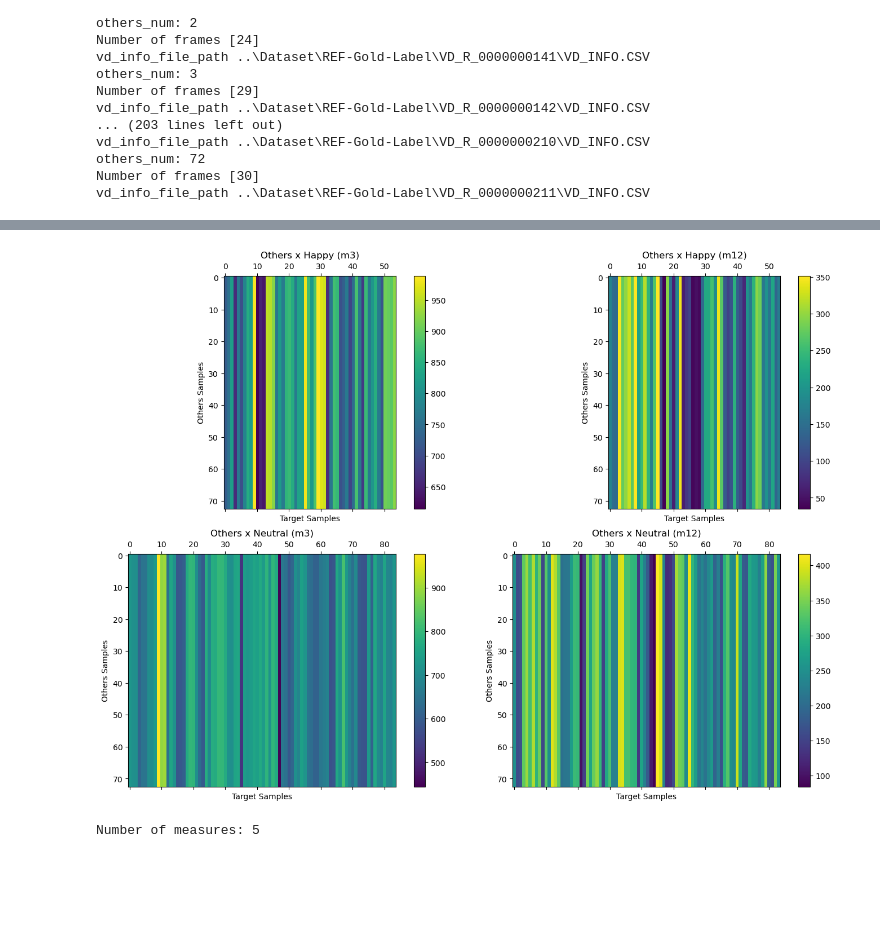
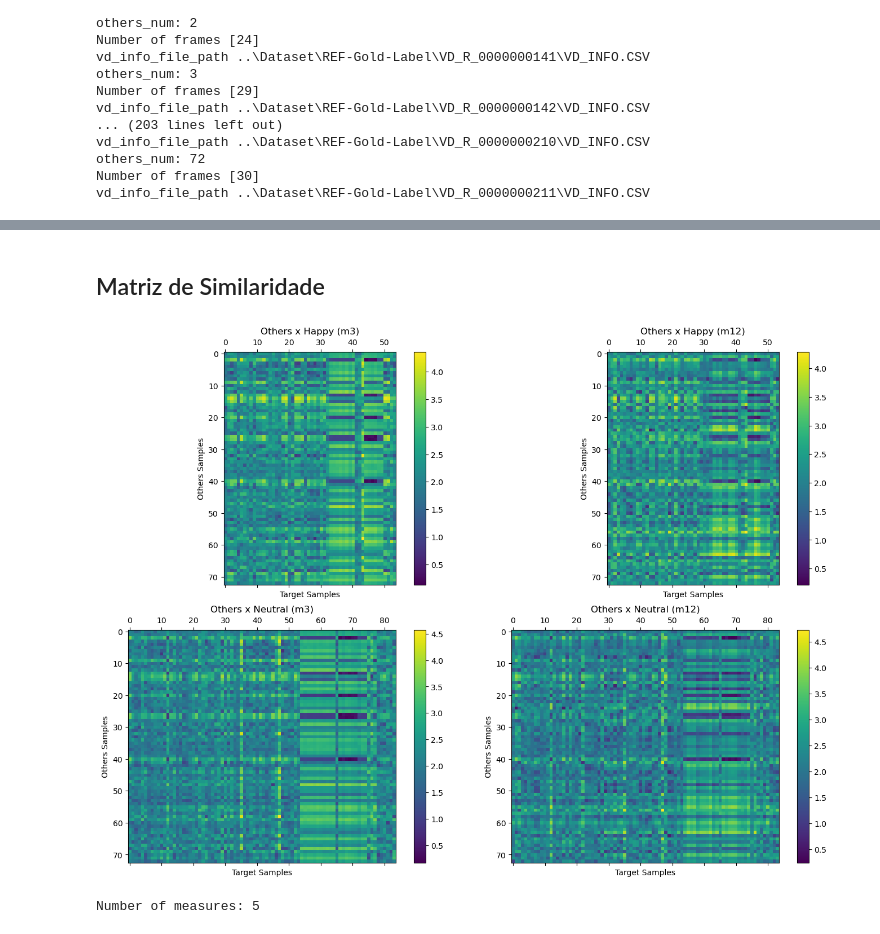
Before and after one commit to JoaoMarcelo2207/biosignals-labeling-test, a Jupyter notebook: image generation/Generate_figure_27.ipynb, the cells around one changed output, grey strips where cells are left out. Cells and saved outputs as stored; diff of their text form; code cells hidden in the pictures; blank space fills up the shorter version.

Commit message:
corrigiu erro de carregamento da classe others e ajuste na geração dos graficos

```diff
--- a/image generation/Generate_figure_27.ipynb
+++ b/image generation/Generate_figure_27.ipynb
@@ -280,9 +282,7 @@ Carregar Valores de Happy,Neutral e Other
 measures_to_analyse = ['m1', 'm3', 'm12', 'e1', 'e2']
 all__happy_measures_vector = {'m1': [], 'm3': [], 'm12': [], 'e1': [], 'e2': []}
 all__neutral_measures_vector = {'m1': [], 'm3': [], 'm12': [], 'e1': [], 'e2': []}
-
-# Inicializar as medidas para 'others'
-others_measures_vector = {'m3': [], 'm12': []}
+all_others_measures_vector = {'m1': [], 'm3': [], 'm12': [], 'e1': [], 'e2': []}
 
 for measure in measures_to_analyse:
     for labeled_seed_file in FILE_LIST_VD_LABELED_FILE_SEED:
@@ -292,13 +292,5 @@ for measure in measures_to_analyse:
             all__happy_measures_vector[measure].append(labeled_seed_measure_analyzing)
         elif 'neutral' in current_labeled_seed_df['label_measures'][0]:
             all__neutral_measures_vector[measure].append(labeled_seed_measure_analyzing)
-
-# Adicionar lógica para carregar a seed 'others'
-for labeled_seed_file in FILE_LIST_VD_LABELED_FILE_SEED:
-    current_labeled_seed_df = pd.read_csv(labeled_seed_file)
-
-    # Verificar se o rótulo é 'others'
-    label_measures = current_labeled_seed_df['label_measures'].iloc[0]  # Pegamos o primeiro rótulo do arquivo
-    if 'others' in label_measures:  # Confirmamos que é do tipo 'others'
-        for measure in ['m3', 'm12']:  # Apenas m3 e m12 são relevantes para 'others'
-            others_measures_vector[measure].append(labeled_seed_measure_analyzing)
+        elif 'others' in current_labeled_seed_df['label_measures'][0]:
+            all_others_measures_vector[measure].append(labeled_seed_measure_analyzing)
@@ -367,3 +415,5 @@ for measure in ['m3', 'm12']:
+# %% [markdown]
+## Matriz de Similaridade
 # %%
 #NOVO
 
@@ -372,12 +422,13 @@ for measure in ['m3', 'm12']:
 def compute_distances_specific(others_vector, target_vector, measure):
     """
     Calcula as distâncias entre as séries de 'others' e 'target' (happy ou neutral).
+    Inclui normalização das séries.
     """
     required_length = 30
 
-    # Padronizar todas as séries
-    others_standardized = [pad_or_truncate(series, required_length) for series in others_vector]
-    target_standardized = [pad_or_truncate(series, required_length) for series in target_vector]
+    # Padronizar e normalizar todas as séries
+    others_standardized = [normalize_min_max(pad_or_truncate(series, required_length)) for series in others_vector]
+    target_standardized = [normalize_min_max(pad_or_truncate(series, required_length)) for series in target_vector]
 
     # Inicializar a matriz de distâncias
     num_others = len(others_standardized)
@@ -390,40 +441,41 @@ def compute_distances_specific(others_vector, target_vector, measure):
             distance_matrix[i, j] = calculate_euclidean_distance(other, target)
 
     return distance_matrix
+
 
 def plot_distance_matrices(distances, measures):
     """
     Plota as matrizes de distância para os diferentes grupos e medidas.
     """
     fig, axes = plt.subplots(2, 2, figsize=(14, 10))
     axes = axes.flatten()
 
     for i, (distance_matrix, measure) in enumerate(zip(distances, measures)):
         cax = axes[i].matshow(distance_matrix, cmap='viridis')
         axes[i].set_title(f'{measure}')
         axes[i].set_xlabel('Target Samples')
         axes[i].set_ylabel('Others Samples')
         plt.colorbar(cax, ax=axes[i])
 
     plt.tight_layout()
     plt.show()
 
 # Cálculo das matrizes de distância
-distances_m3_happy = compute_distances_specific(others_measures_vector['m3'], all__happy_measures_vector['m3'], 'm3')
-distances_m12_happy = compute_distances_specific(others_measures_vector['m12'], all__happy_measures_vector['m12'], 'm12')
-distances_m3_neutral = compute_distances_specific(others_measures_vector['m3'], all__neutral_measures_vector['m3'], 'm3')
-distances_m12_neutral = compute_distances_specific(others_measures_vector['m12'], all__neutral_measures_vector['m12'], 'm12')
+distances_m3_happy = compute_distances_specific(all_others_measures_vector['m3'], all__happy_measures_vector['m3'], 'm3')
+distances_m12_happy = compute_distances_specific(all_others_measures_vector['m12'], all__happy_measures_vector['m12'], 'm12')
+distances_m3_neutral = compute_distances_specific(all_others_measures_vector['m3'], all__neutral_measures_vector['m3'], 'm3')
+distances_m12_neutral = compute_distances_specific(all_others_measures_vector['m12'], all__neutral_measures_vector['m12'], 'm12')
 
 # Plotar os gráficos
 plot_distance_matrices(
     distances=[
         distances_m3_happy, distances_m12_happy,
         distances_m3_neutral, distances_m12_neutral
     ],
     measures=['Others x Happy (m3)', 'Others x Happy (m12)', 'Others x Neutral (m3)', 'Others x Neutral (m12)']
 )
 # %% [output]
-[figure, old version]
+[figure, new version]
 # %%
 final_euclidean_distances_matrix = compute_euclidean_distances_matrix(all__happy_measures_vector)
 # %% [output]
```
Also changed, not shown: parts of 7 cells of this notebook.
